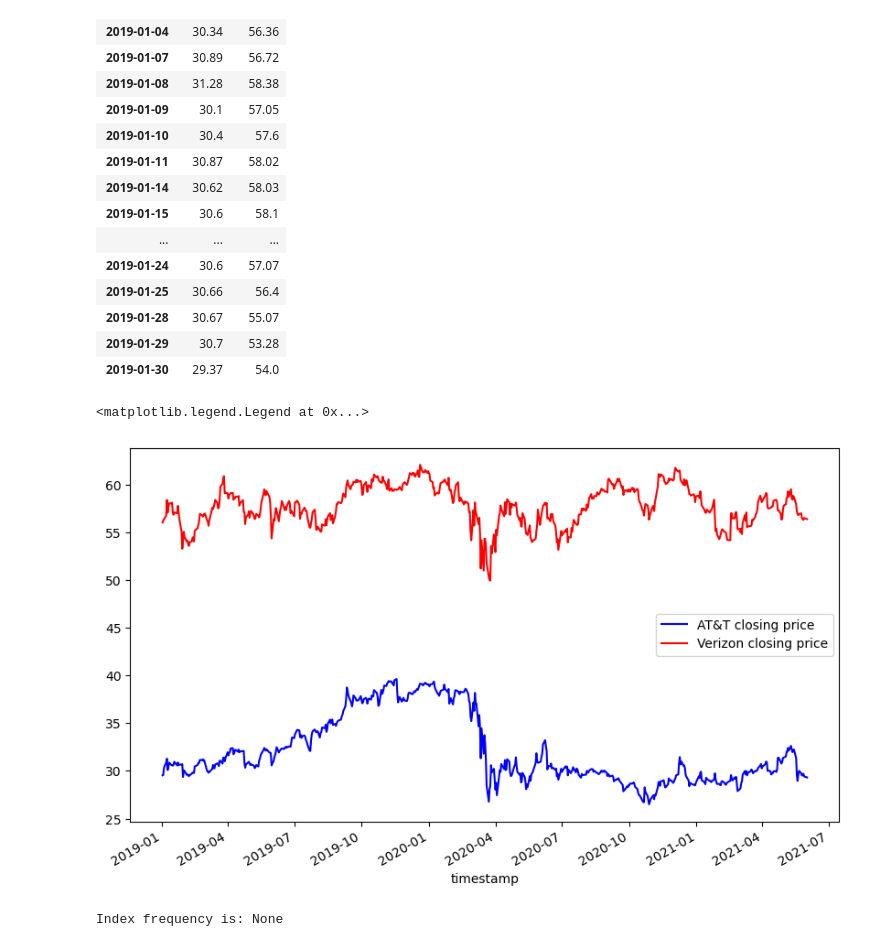
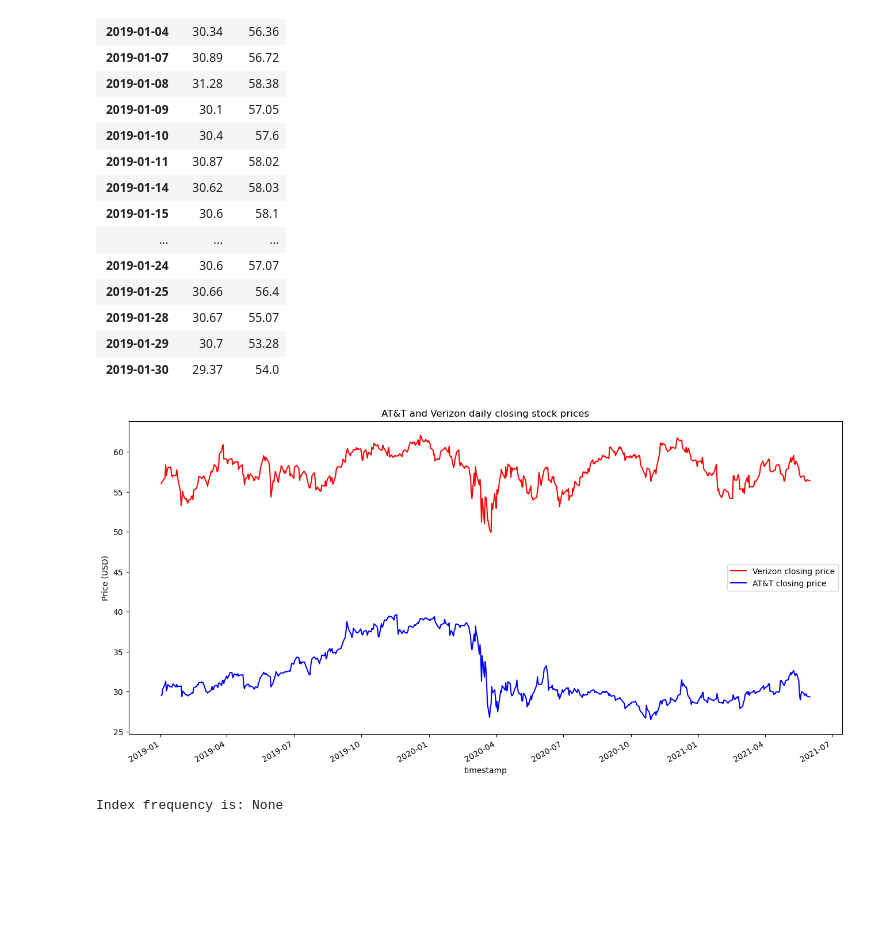
Before and after one commit to tacotuesday/time-series-stock-forecasting, a Jupyter notebook: 01-time-series-components/notebooks/time_series_components.ipynb, the cells around one changed output. Saved outputs shown, nothing was run; the diff lists cells and outputs as text; code cells hidden in the pictures; blank space fills up the shorter version.

```diff
--- a/01-time-series-components/notebooks/time_series_components.ipynb
+++ b/01-time-series-components/notebooks/time_series_components.ipynb
@@ -68,14 +68,13 @@ merged_df.head(20)
 | 2019-01-28 | 30.67 | 55.07 |
 | 2019-01-29 | 30.7 | 53.28 |
 | 2019-01-30 | 29.37 | 54.0 |
-# %%
-ax = merged_df.plot(y='close_t', color='blue', label='AT&T closing price')
-merged_df.plot(y='close_v', color='red', label='Verizon closing price', ax=ax)
-
-plt.legend()
-# %% [output]
-<matplotlib.legend.Legend at 0x...>
-[figure, removed]
+# %%
+ax1 = merged_df.plot(y='close_v', color='red', label='Verizon closing price', title='AT&T and Verizon daily closing stock prices', ylabel='Price (USD)',figsize=(16,8))
+ax2 = merged_df.plot(y="close_t", color="blue", label="AT&T closing price", ax=ax1)
+plt.legend(loc="center right")
+plt.savefig("../images/att_vz_prices.png", bbox_inches='tight')
+# %% [output]
+[figure, added]
 # %%
 # Verify index frequency
 print(f'Index frequency is: {merged_df.index.freq}')
```
Also changed, not shown: 1 other file.
